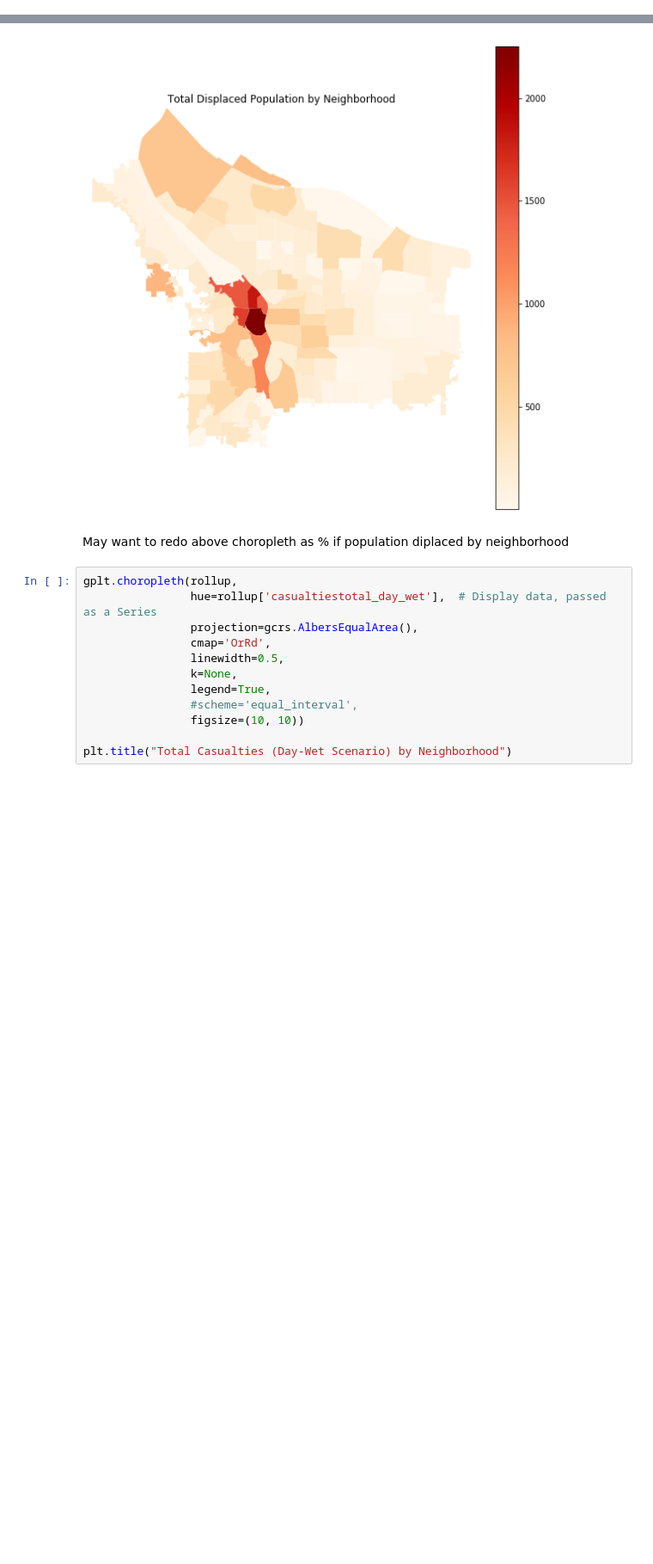
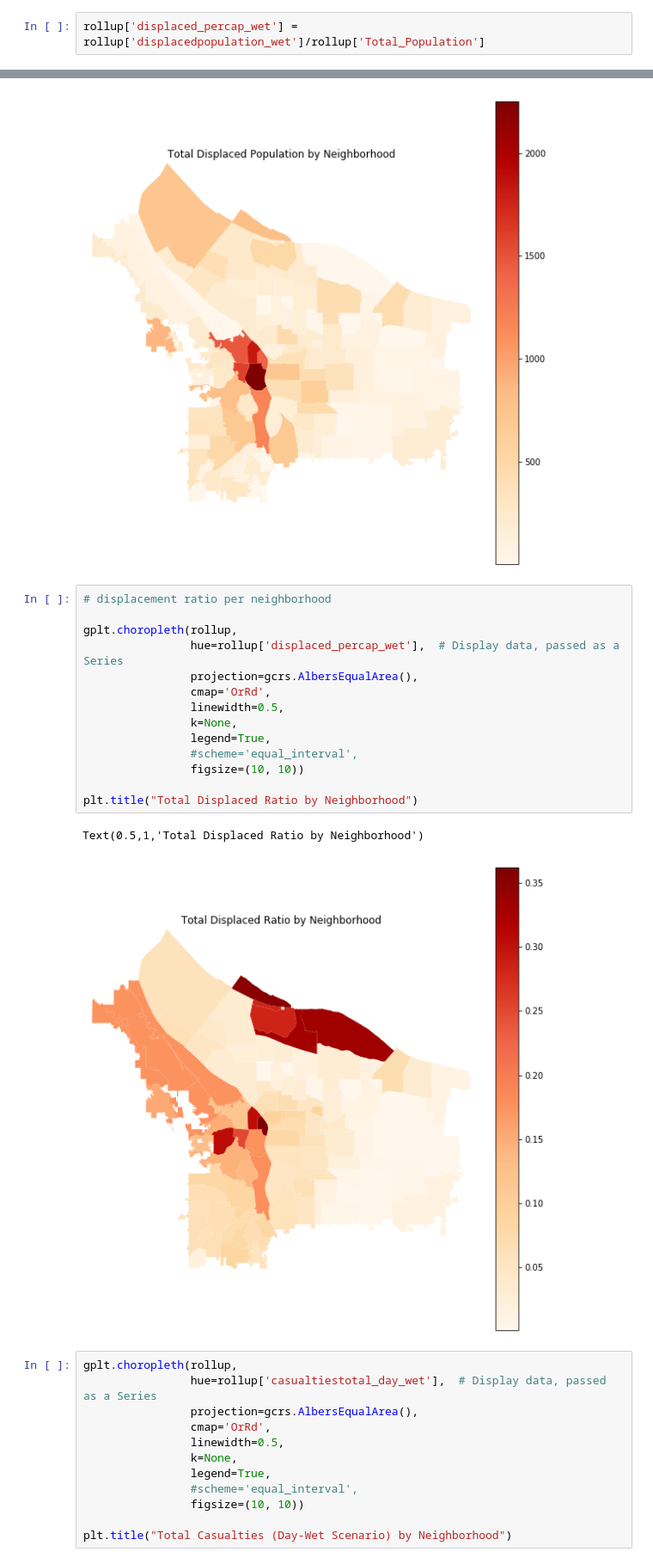
Before and after one commit to hackoregon/disaster-resilience, a Jupyter notebook: notebooks/block_centroid_allocation_dogami_to_disaster_ST.ipynb, the cells around one changed output, grey strips where cells are left out. Shown: that part at 86% size. Saved outputs shown, nothing was run; the diff lists cells and outputs as text; blank space fills up the shorter version.

Commit message:
add displacement ratio per neighborhood

```diff
--- a/notebooks/block_centroid_allocation_dogami_to_disaster_ST.ipynb
+++ b/notebooks/block_centroid_allocation_dogami_to_disaster_ST.ipynb
@@ -518,6 +518,8 @@ rollup.head(25)
 | 23 | DOWNTOWN | 798.227359 | 806.104218 | 4.703497e+07 | 8.221520e+09 | 4.113409e+06 | 7.201128e+09 | ... |
 | 24 | EAST COLUMBIA | 5719.125242 | 1182.051958 | 1.946859e+07 | 2.809102e+09 | 1.244346e+06 | 3.157468e+09 | ... |
 25 rows × 67 columns
+# %%
+rollup['displaced_percap_wet'] = rollup['displacedpopulation_wet']/rollup['Total_Population']
 # %%
 # export to csv
 rollup.to_csv("Data/neighborhood_loss.csv")
@@ -608,8 +634,23 @@ plt.title("Total Displaced Population by Neighborhood")
 # %% [output]
 Text(0.5,1,'Total Displaced Population by Neighborhood')
 [figure]
-# %% [markdown]
-May want to redo above choropleth as % if population diplaced by neighborhood
+# %%
+# displacement ratio per neighborhood
+
+gplt.choropleth(rollup,
+                hue=rollup['displaced_percap_wet'],  # Display data, passed as a Series
+                projection=gcrs.AlbersEqualArea(),
+                cmap='OrRd',
+                linewidth=0.5,
+                k=None,
+                legend=True,
+                #scheme='equal_interval',
+                figsize=(10, 10))
+
+plt.title("Total Displaced Ratio by Neighborhood")
+# %% [output]
+Text(0.5,1,'Total Displaced Ratio by Neighborhood')
+[figure, added]
 # %%
 gplt.choropleth(rollup,
                 hue=rollup['casualtiestotal_day_wet'],  # Display data, passed as a Series
```
Also changed, not shown: parts of 9 cells of this notebook, 1 other file.
